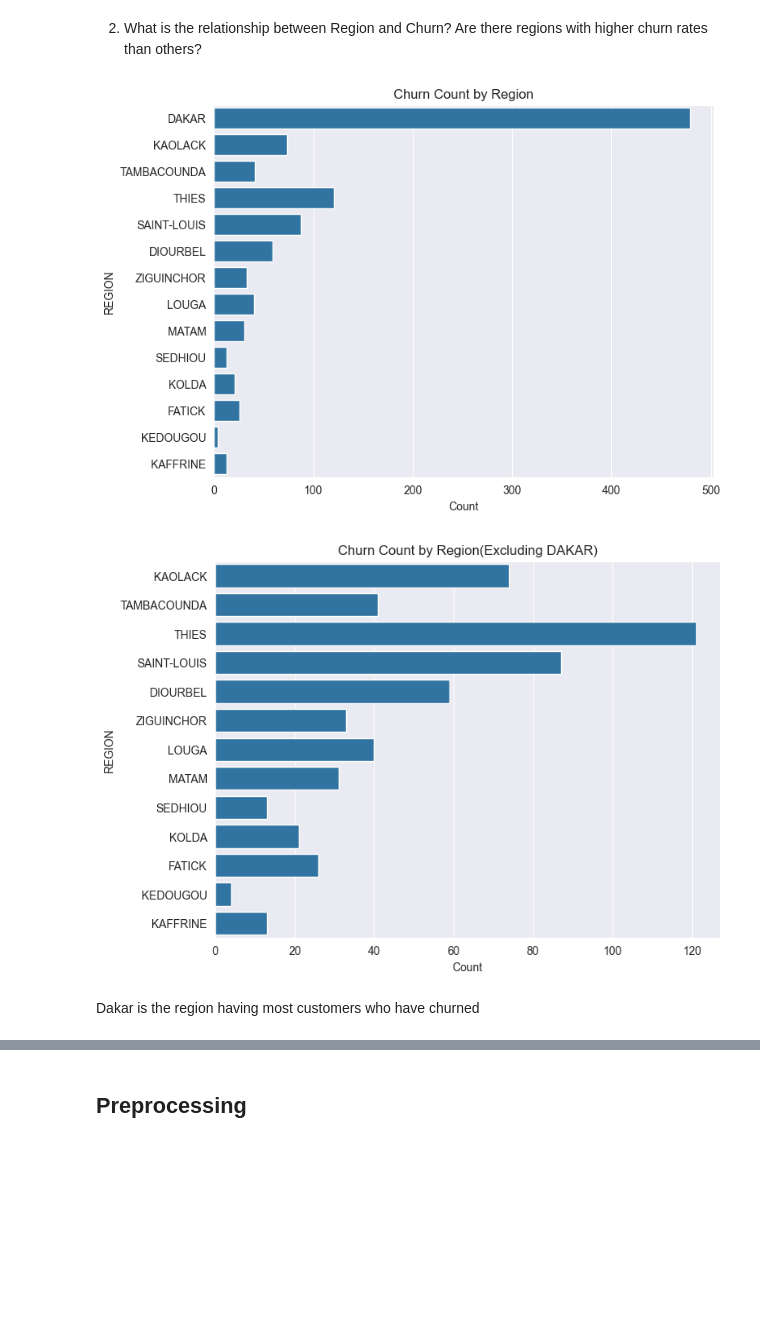
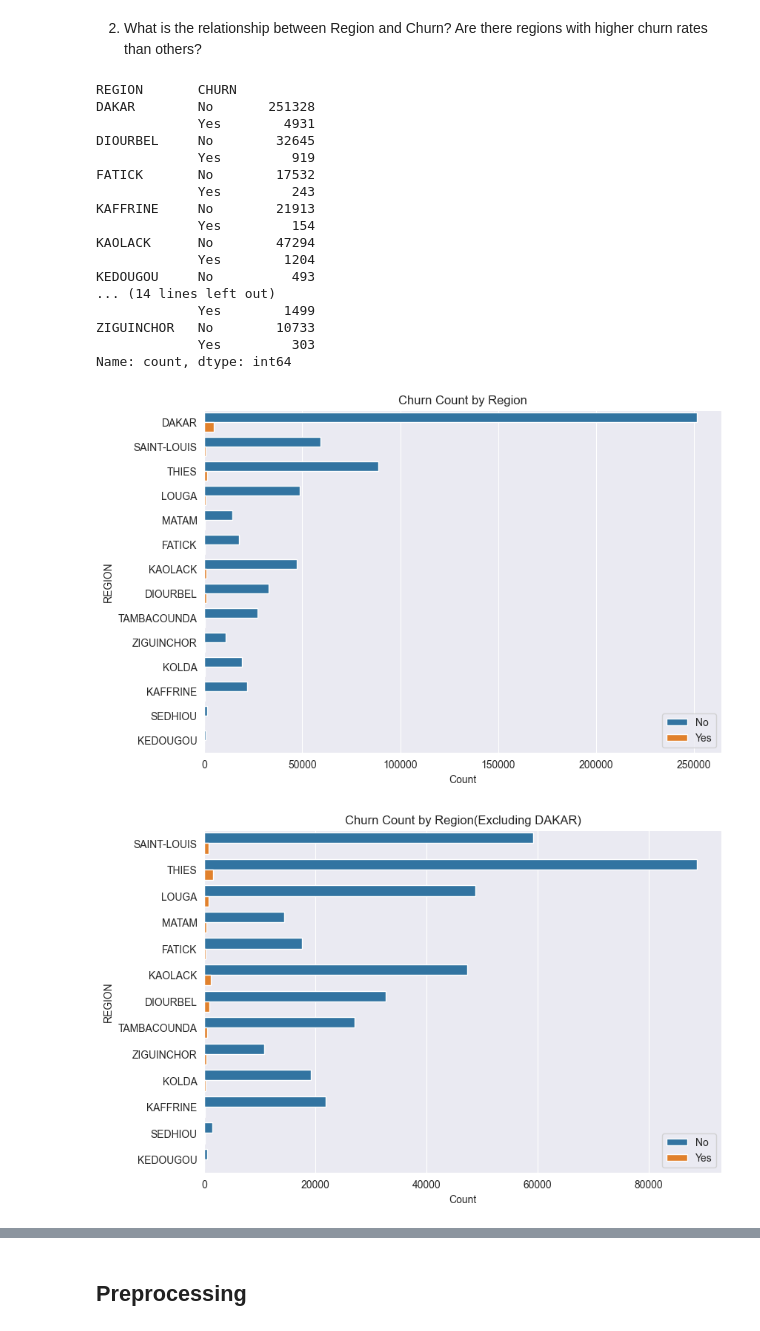
Before and after one commit to kaitany/Capstone_Project, a Jupyter notebook: notebook/customer_churn.ipynb, the cells around one changed output, grey strips where cells are left out. Saved outputs shown, nothing was run; the diff lists cells and outputs as text; code cells hidden in the pictures; blank space fills up the shorter version.

```diff
--- a/notebook/customer_churn.ipynb
+++ b/notebook/customer_churn.ipynb
@@ -59,12 +65,7 @@ import pandas as pd
 import numpy as np
 import seaborn as sns
 import matplotlib.pyplot as plt
-from pylab import rcParams
 sns.set_style('darkgrid')
-rcParams['figure.figsize'] = 8,8
-
-%matplotlib inline
-
 import os
 from sklearn.model_selection import train_test_split
 from imblearn.over_sampling import SMOTE
@@ -81,7 +82,7 @@ from sklearn.naive_bayes import GaussianNB
 from sklearn.tree import DecisionTreeClassifier
 from sklearn.ensemble import RandomForestClassifier, GradientBoostingClassifier, AdaBoostClassifier
 from sklearn.linear_model import LogisticRegression
-from scipy import stats
+from scipy.stats import chi2_contingency
 
 #metrics
 from sklearn.metrics import accuracy_score, f1_score, precision_score, recall_score, roc_auc_score
@@ -447,4 +450,10 @@ No     875031
 Yes    201993
 Name: count, dtype: int64
 [figure]
+# %%
+#copy of train for visualization purposes
+train_c = train.copy()
+
+# map  0:'No' and 1:'Yes' in 'CHURN' column
+train_c['CHURN'] = train_c['CHURN'].map({0:'No', 1:'Yes'})
 # %% [markdown]
@@ -504,44 +495,52 @@ Clients who have stayed longer with the telecom company are most likely to churn
 
 2. What is the relationship between Region and Churn? Are there regions with higher churn rates than others?
 # %%
-#df is a train dataframe having rows without missing values
-
-df['CHURN'] = df['CHURN'].replace({1:'Yes', 0: 'No'})
-#filter data for churned instances (positive class)
-churned_data = df[df['CHURN']=='Yes']
+print(train_c.groupby('REGION')['CHURN'].value_counts())
 
 #creating horizontal bar plot
-plt.figure(figsize=(8, 6))
-sns.countplot(y='REGION', data = churned_data)
+plt.figure(figsize=(9, 6))
+sns.countplot(data = train_c, y='REGION', hue='CHURN')
 
 #Adding labels and title
 plt.xlabel('Count')
 plt.ylabel('REGION')
 plt.title('Churn Count by Region')
-
+plt.legend(loc='lower right')
 #show the plot
 plt.show()
 # %% [output]
+REGION       CHURN
+DAKAR        No       251328
+             Yes        4931
+DIOURBEL     No        32645
+             Yes         919
+FATICK       No        17532
+             Yes         243
+KAFFRINE     No        21913
+             Yes         154
+KAOLACK      No        47294
+             Yes        1204
+KEDOUGOU     No          493
+... (14 lines left out)
+             Yes        1499
+ZIGUINCHOR   No        10733
+             Yes         303
+Name: count, dtype: int64
-[figure, old version]
+[figure, new version]
 # %%
-#filter data for churned instances (positive class)
-churned_data = df[df['CHURN']=='Yes']
-
 #Filtering out 'DAKAR' Region
-filtered_data = churned_data[churned_data['REGION']!='DAKAR']
+filtered_data1 = train_c[train_c['REGION']!='DAKAR']
 
 #creating horizontal bar plot
-plt.figure(figsize=(8, 6))
-sns.countplot(y='REGION', data = filtered_data)
+plt.figure(figsize=(9, 6))
+sns.countplot(data = filtered_data1, y='REGION', hue='CHURN')
 
 #Adding labels and title
 plt.xlabel('Count')
 plt.ylabel('REGION')
 plt.title('Churn Count by Region(Excluding DAKAR)')
-
+plt.legend(loc='lower right')
 #show the plot
 plt.show()
 # %% [output]
-[figure, old version]
+[figure, new version]
-# %% [markdown]
-Dakar is the region having most customers who have churned
```
Also changed, not shown: parts of 34 cells of this notebook.
